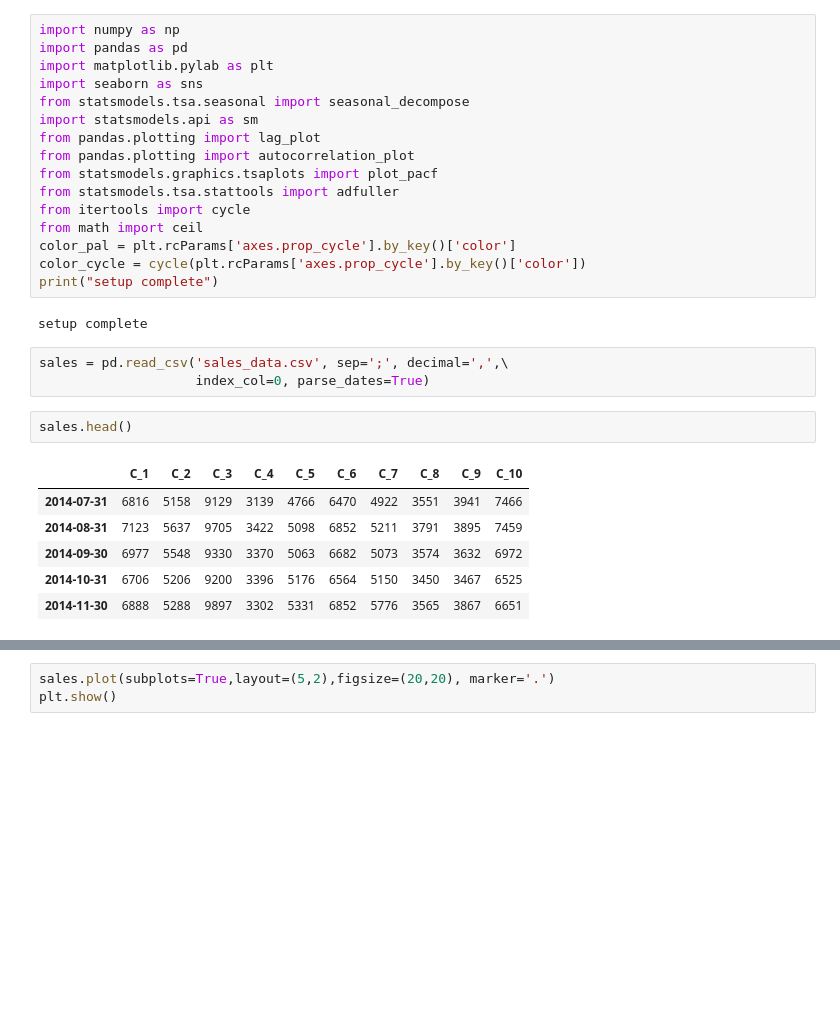
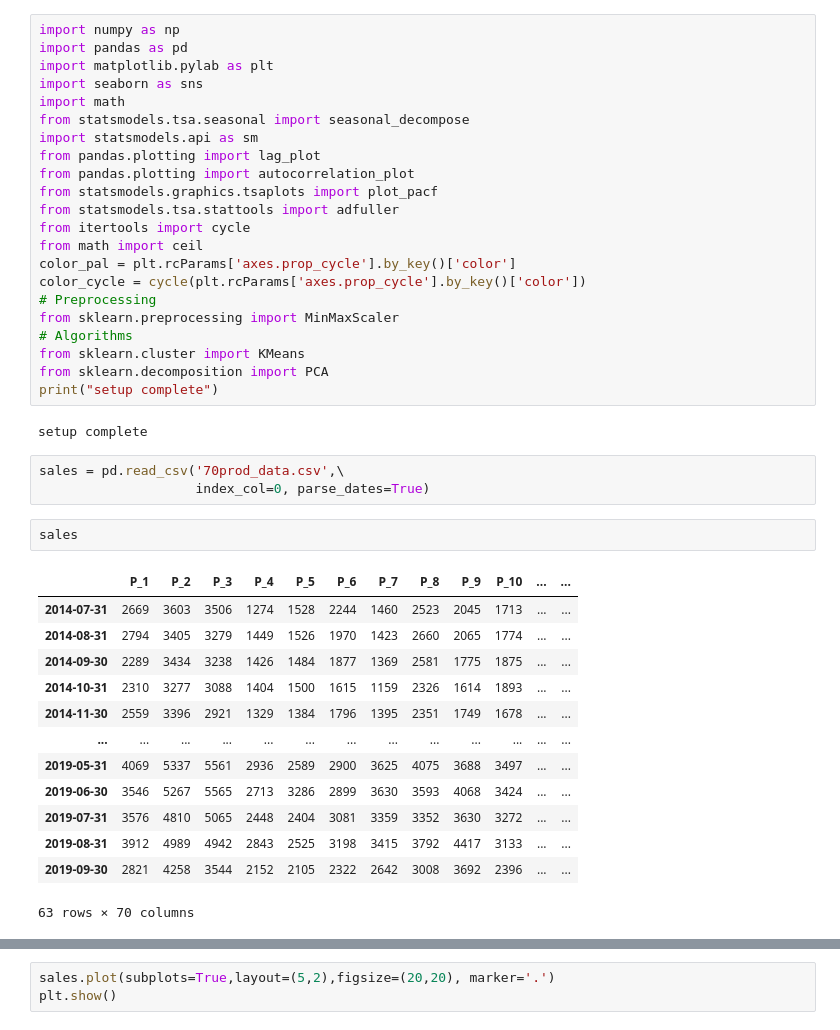
Before and after one commit to Mounji-Salma/Forecasting_App, a Jupyter notebook: data exploration.ipynb, the cells around one changed output, grey strips where cells are left out. Drawn from its saved outputs; the diff is of its cells as text; blank space fills up the shorter version.

```diff
--- a/data exploration.ipynb
+++ b/data exploration.ipynb
@@ -3,6 +3,7 @@ import numpy as np
 import pandas as pd
 import matplotlib.pylab as plt
 import seaborn as sns
+import math
 from statsmodels.tsa.seasonal import seasonal_decompose
 import statsmodels.api as sm
 from pandas.plotting import lag_plot
@@ -13,21 +14,33 @@ from itertools import cycle
 from math import ceil
 color_pal = plt.rcParams['axes.prop_cycle'].by_key()['color']
 color_cycle = cycle(plt.rcParams['axes.prop_cycle'].by_key()['color'])
+# Preprocessing
+from sklearn.preprocessing import MinMaxScaler
+# Algorithms
+from sklearn.cluster import KMeans
+from sklearn.decomposition import PCA
 print("setup complete")
 # %% [output]
 setup complete
 # %%
-sales = pd.read_csv('sales_data.csv', sep=';', decimal=',',\
+sales = pd.read_csv('70prod_data.csv',\
                     index_col=0, parse_dates=True)
 # %%
-sales.head()
+sales
 # %% [output]
-|  | C_1 | C_2 | C_3 | C_4 | C_5 | C_6 | C_7 | C_8 | C_9 | C_10 |
-| 2014-07-31 | 6816 | 5158 | 9129 | 3139 | 4766 | 6470 | 4922 | 3551 | 3941 | 7466 |
-| 2014-08-31 | 7123 | 5637 | 9705 | 3422 | 5098 | 6852 | 5211 | 3791 | 3895 | 7459 |
-| 2014-09-30 | 6977 | 5548 | 9330 | 3370 | 5063 | 6682 | 5073 | 3574 | 3632 | 6972 |
-| 2014-10-31 | 6706 | 5206 | 9200 | 3396 | 5176 | 6564 | 5150 | 3450 | 3467 | 6525 |
-| 2014-11-30 | 6888 | 5288 | 9897 | 3302 | 5331 | 6852 | 5776 | 3565 | 3867 | 6651 |
+|  | P_1 | P_2 | P_3 | P_4 | P_5 | P_6 | P_7 | P_8 | P_9 | P_10 | ... | ... |
+| 2014-07-31 | 2669 | 3603 | 3506 | 1274 | 1528 | 2244 | 1460 | 2523 | 2045 | 1713 | ... | ... |
+| 2014-08-31 | 2794 | 3405 | 3279 | 1449 | 1526 | 1970 | 1423 | 2660 | 2065 | 1774 | ... | ... |
+| 2014-09-30 | 2289 | 3434 | 3238 | 1426 | 1484 | 1877 | 1369 | 2581 | 1775 | 1875 | ... | ... |
+| 2014-10-31 | 2310 | 3277 | 3088 | 1404 | 1500 | 1615 | 1159 | 2326 | 1614 | 1893 | ... | ... |
+| 2014-11-30 | 2559 | 3396 | 2921 | 1329 | 1384 | 1796 | 1395 | 2351 | 1749 | 1678 | ... | ... |
+| ... | ... | ... | ... | ... | ... | ... | ... | ... | ... | ... | ... | ... |
+| 2019-05-31 | 4069 | 5337 | 5561 | 2936 | 2589 | 2900 | 3625 | 4075 | 3688 | 3497 | ... | ... |
+| 2019-06-30 | 3546 | 5267 | 5565 | 2713 | 3286 | 2899 | 3630 | 3593 | 4068 | 3424 | ... | ... |
+| 2019-07-31 | 3576 | 4810 | 5065 | 2448 | 2404 | 3081 | 3359 | 3352 | 3630 | 3272 | ... | ... |
+| 2019-08-31 | 3912 | 4989 | 4942 | 2843 | 2525 | 3198 | 3415 | 3792 | 4417 | 3133 | ... | ... |
+| 2019-09-30 | 2821 | 4258 | 3544 | 2152 | 2105 | 2322 | 2642 | 3008 | 3692 | 2396 | ... | ... |
+63 rows × 70 columns
 # %%
 sales.describe().T
 # %% [output]
```
Also changed, not shown: parts of 28 cells of this notebook.
